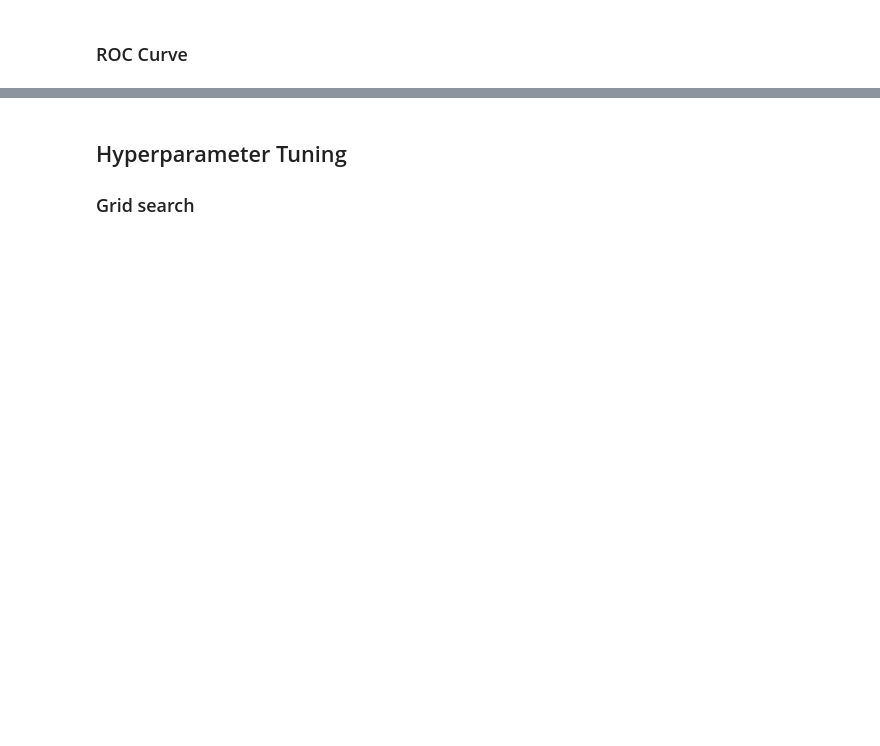
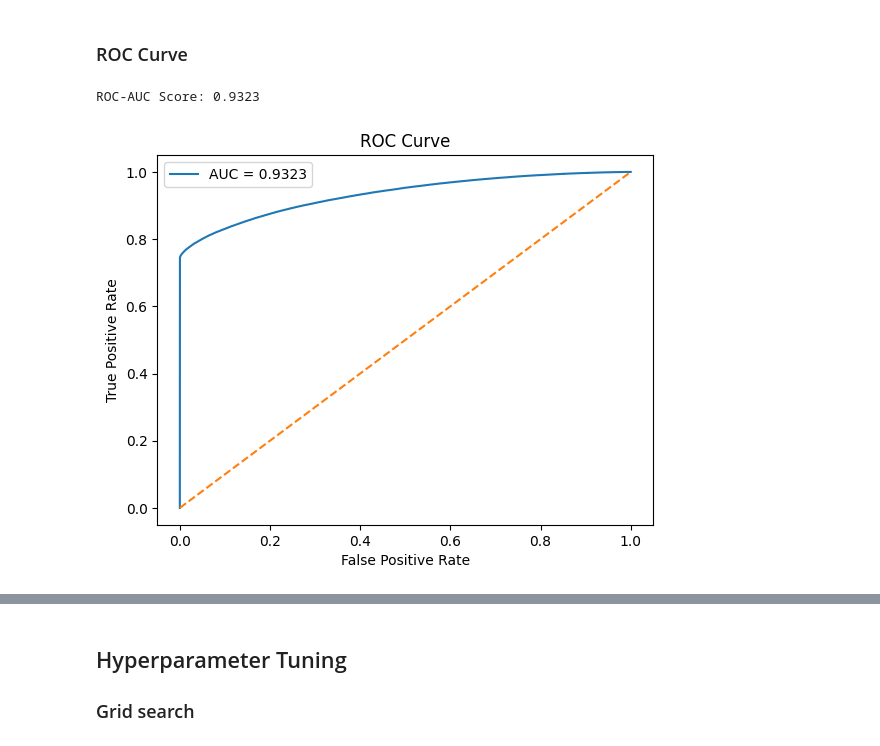
Before and after one commit to brendancsmith/credit-risk, a Jupyter notebook: notebooks/exploratory.ipynb, the cells around one changed output, grey strips where cells are left out. Saved outputs shown, nothing was run; the diff lists cells and outputs as text; code cells hidden in the pictures; blank space fills up the shorter version.

```diff
--- a/notebooks/exploratory.ipynb
+++ b/notebooks/exploratory.ipynb
@@ -86,4 +258,4 @@ model = fit_model(model, X_train, y_train)
 ### Make predictions
 # %%
 y_pred = model.predict(X_test)
-y_proba = model.predict_proba(X_test)
+y_proba = model.predict_proba(X_test)[:,1]
@@ -134,0 +300,12 @@ plt.show()
+# %%
+from sklearn.metrics import roc_auc_score, roc_curve
+
+# ROC-AUC score
+roc_auc = roc_auc_score(y_test, y_proba)
+print(f"ROC-AUC Score: {roc_auc:.4f}")
+
+# Plot ROC curve
+visualize.roc_curve(y_test, y_proba, roc_auc)
+# %% [output]
+ROC-AUC Score: 0.9323
+[figure, added]
```
Also changed, not shown: parts of 54 cells of this notebook, 24 other files.
